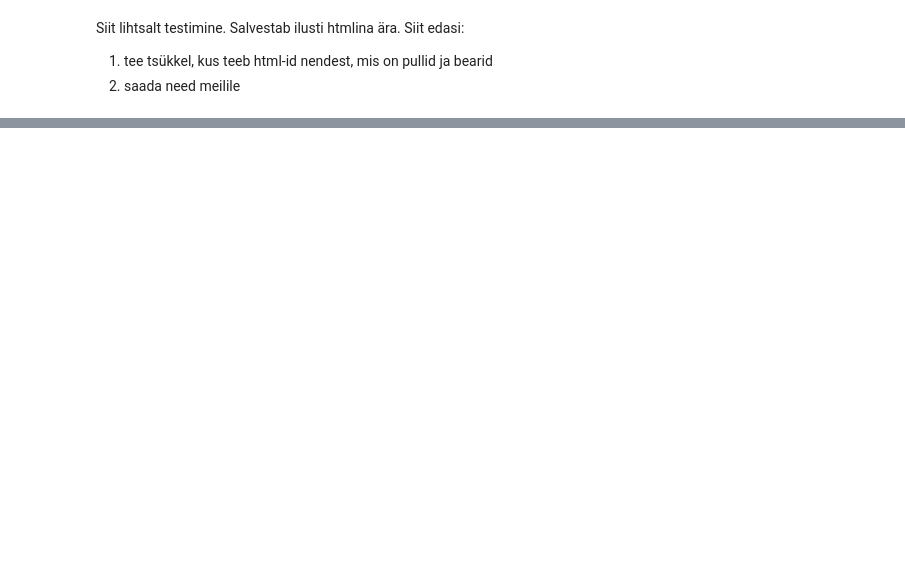
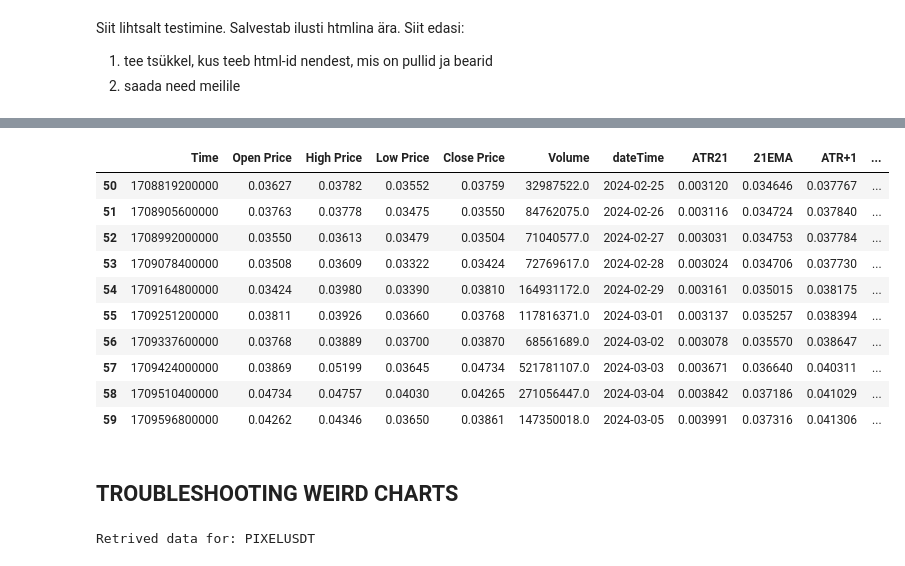
Before and after one commit to ahtojarve/trading_bot, a Jupyter notebook: notebooks/work.ipynb, the cells around one changed output, grey strips where cells are left out. Drawn from its saved outputs; the diff is of its cells as text; code cells hidden in the pictures; blank space fills up the shorter version.

```diff
--- a/notebooks/work.ipynb
+++ b/notebooks/work.ipynb
@@ -523,0 +579,20 @@ pio.write_html(fig, file = chart_filename)
+# %%
+df_medium.tail(10)
+# %% [output]
+|  | Time | Open Price | High Price | Low Price | Close Price | Volume | dateTime | ATR21 | 21EMA | ATR+1 | ... |
+| 50 | 1708819200000 | 0.03627 | 0.03782 | 0.03552 | 0.03759 | 32987522.0 | 2024-02-25 | 0.003120 | 0.034646 | 0.037767 | ... |
+| 51 | 1708905600000 | 0.03763 | 0.03778 | 0.03475 | 0.03550 | 84762075.0 | 2024-02-26 | 0.003116 | 0.034724 | 0.037840 | ... |
+| 52 | 1708992000000 | 0.03550 | 0.03613 | 0.03479 | 0.03504 | 71040577.0 | 2024-02-27 | 0.003031 | 0.034753 | 0.037784 | ... |
+| 53 | 1709078400000 | 0.03508 | 0.03609 | 0.03322 | 0.03424 | 72769617.0 | 2024-02-28 | 0.003024 | 0.034706 | 0.037730 | ... |
+| 54 | 1709164800000 | 0.03424 | 0.03980 | 0.03390 | 0.03810 | 164931172.0 | 2024-02-29 | 0.003161 | 0.035015 | 0.038175 | ... |
+| 55 | 1709251200000 | 0.03811 | 0.03926 | 0.03660 | 0.03768 | 117816371.0 | 2024-03-01 | 0.003137 | 0.035257 | 0.038394 | ... |
+| 56 | 1709337600000 | 0.03768 | 0.03889 | 0.03700 | 0.03870 | 68561689.0 | 2024-03-02 | 0.003078 | 0.035570 | 0.038647 | ... |
+| 57 | 1709424000000 | 0.03869 | 0.05199 | 0.03645 | 0.04734 | 521781107.0 | 2024-03-03 | 0.003671 | 0.036640 | 0.040311 | ... |
+| 58 | 1709510400000 | 0.04734 | 0.04757 | 0.04030 | 0.04265 | 271056447.0 | 2024-03-04 | 0.003842 | 0.037186 | 0.041029 | ... |
+| 59 | 1709596800000 | 0.04262 | 0.04346 | 0.03650 | 0.03861 | 147350018.0 | 2024-03-05 | 0.003991 | 0.037316 | 0.041306 | ... |
+# %% [markdown]
+## TROUBLESHOOTING WEIRD CHARTS
+# %%
+df_medium = get_historical_data('PIXELUSDT', 60, '1d')
+# %% [output]
+Retrived data for: PIXELUSDT
```
Also changed, not shown: parts of 31 cells of this notebook, 1 other file.
